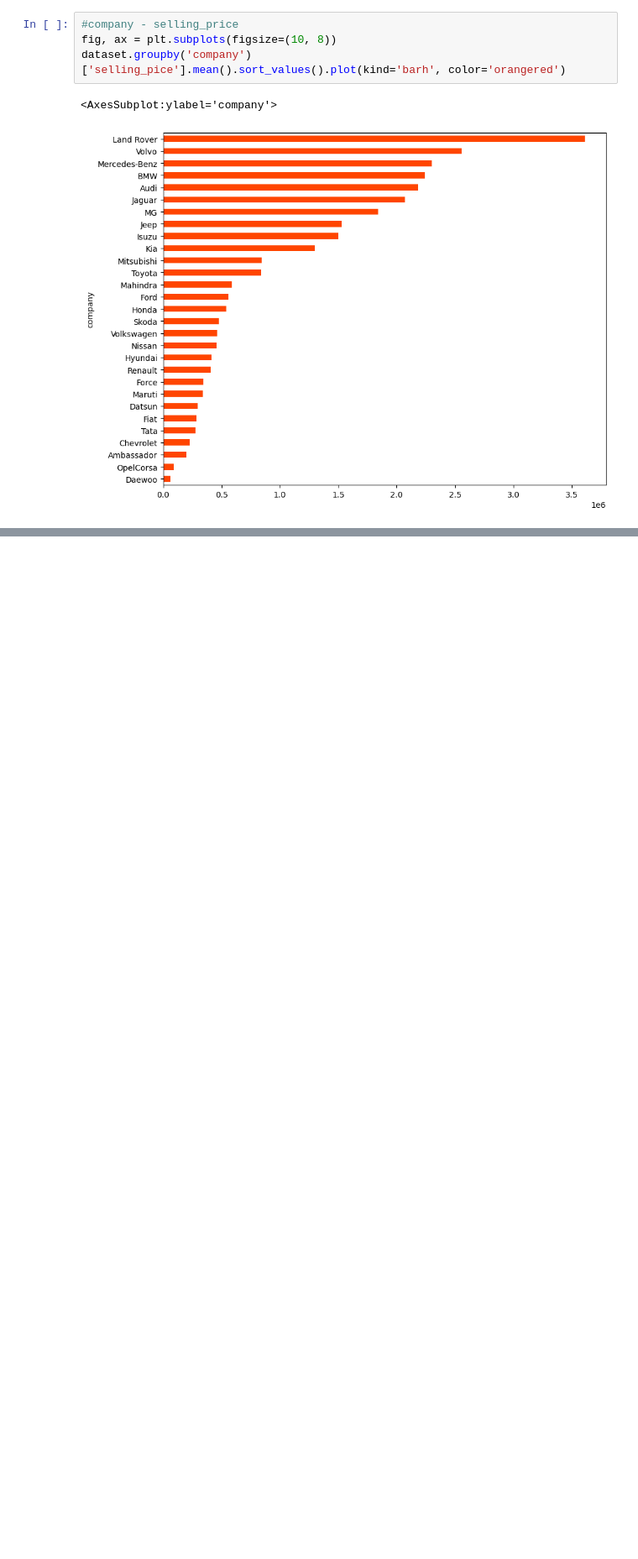
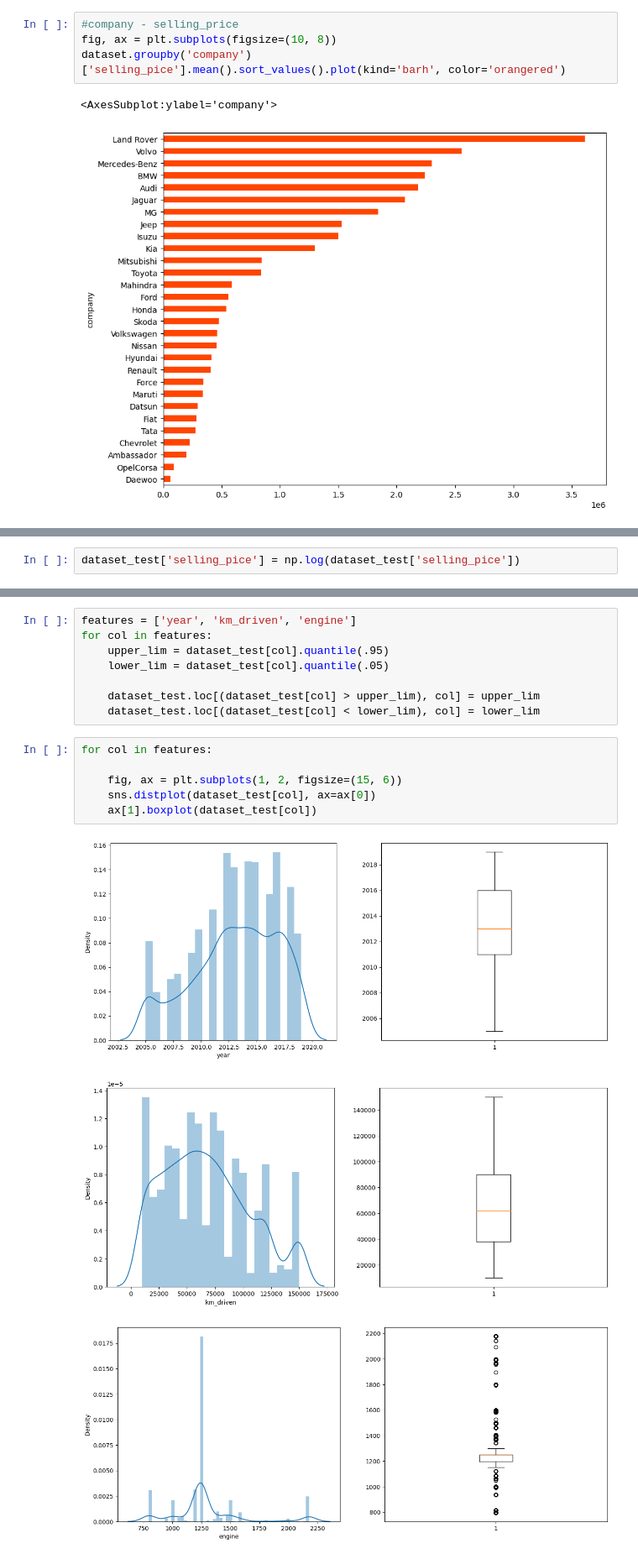
Before and after one commit to Varinder-KM/Car-Dekho_Car_selling_Price_prediction, a Jupyter notebook: Car Dekho (Car Selling Price Prediction).ipynb, the cells around one changed output, grey strips where cells are left out. Shown at 84% size. Drawn from its saved outputs; the diff is of its cells as text; blank space fills up the shorter version.

```diff
--- a/Car Dekho (Car Selling Price Prediction).ipynb
+++ b/Car Dekho (Car Selling Price Prediction).ipynb
@@ -498,0 +514,2 @@ dataset_test.head()
+# %%
+dataset_test['selling_pice'] = np.log(dataset_test['selling_pice'])
@@ -498,0 +518,18 @@ dataset_test.head()
+# %%
+features = ['year', 'km_driven', 'engine']
+for col in features:
+    upper_lim = dataset_test[col].quantile(.95)
+    lower_lim = dataset_test[col].quantile(.05)
+
+    dataset_test.loc[(dataset_test[col] > upper_lim), col] = upper_lim
+    dataset_test.loc[(dataset_test[col] < lower_lim), col] = lower_lim
+# %%
+for col in features:
+
+    fig, ax = plt.subplots(1, 2, figsize=(15, 6))
+    sns.distplot(dataset_test[col], ax=ax[0])
+    ax[1].boxplot(dataset_test[col])
+# %% [output]
+[figure, added]
+[figure, added]
+[figure, added]
```
Also changed, not shown: parts of 42 cells of this notebook.
